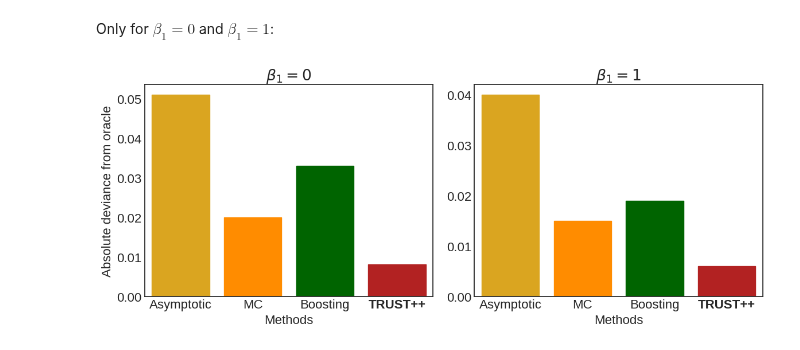
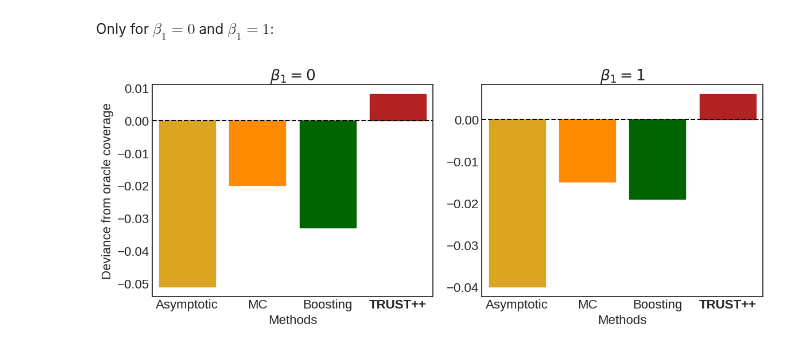
Before and after one commit to Monoxido45/CSI, a Jupyter notebook: experiments/nuissance_test.ipynb, the cells around one changed output. Cells and saved outputs as stored; diff of their text form; code cells hidden in the pictures.

```diff
--- a/experiments/nuissance_test.ipynb
+++ b/experiments/nuissance_test.ipynb
@@ -2731,34 +2731,35 @@ Only for $\beta_1 = 0$ and $\beta_1 = 1$:
 fig, axs = plt.subplots(1, 2, figsize=(12, 5))
 idxs = [0, 3]
 
 # List of dataframes and titles
 data_list = [data_beta_0, data_beta_1]
 oracle_list = [
     oracle_cover_0, oracle_cover_1
     ]
 titles = [r'$\beta_1 = 0$', r'$\beta_1 = 1$']
 
 # Plot each dataframe in a separate subplot
 for ax, data, oracle, title in zip(
     axs.flatten(), data_list, oracle_list, titles):
-    new_data = data.assign(dev = np.abs(data['Probability of coverage'] - oracle))
+    new_data = data.assign(dev = data['Probability of coverage'] - oracle)
     sns.barplot(x='Methods', y='dev', data=new_data, ax=ax)
+    ax.axhline(y = 0, linestyle = "dashed", color = "black")
     ax.set_title(title)
     ax.set_xlabel('Methods')
-    ax.set_ylabel('Absolute deviance from oracle')
+    ax.set_ylabel('Deviance from oracle coverage')
     # Set colors for each method
     colors = {'MC': 'darkorange', 'Boosting': 'darkgreen', 'Asymptotic': 'goldenrod', 'TRUST++': 'firebrick'}
     for patch in ax.patches:
         method = patch.get_x() + patch.get_width() / 2
         method_name = data['Methods'].iloc[int(method)]
         patch.set_color(colors[method_name])
     ax.get_xticklabels()[3].set_fontweight("bold")
 
 axs[1].set_ylabel("")
 plt.rcParams.update({'font.size': 16})
 # Adjust layout
 plt.tight_layout()
 plt.show()
-fig.savefig("figures/prob_of_coverage_GLM_beta_1_small.pdf", format="pdf")
+fig.savefig("figures/deviance_coverage_GLM_beta_1_small.pdf", format="pdf")
 # %% [output]
-[figure, old version]
+[figure, new version]
```
